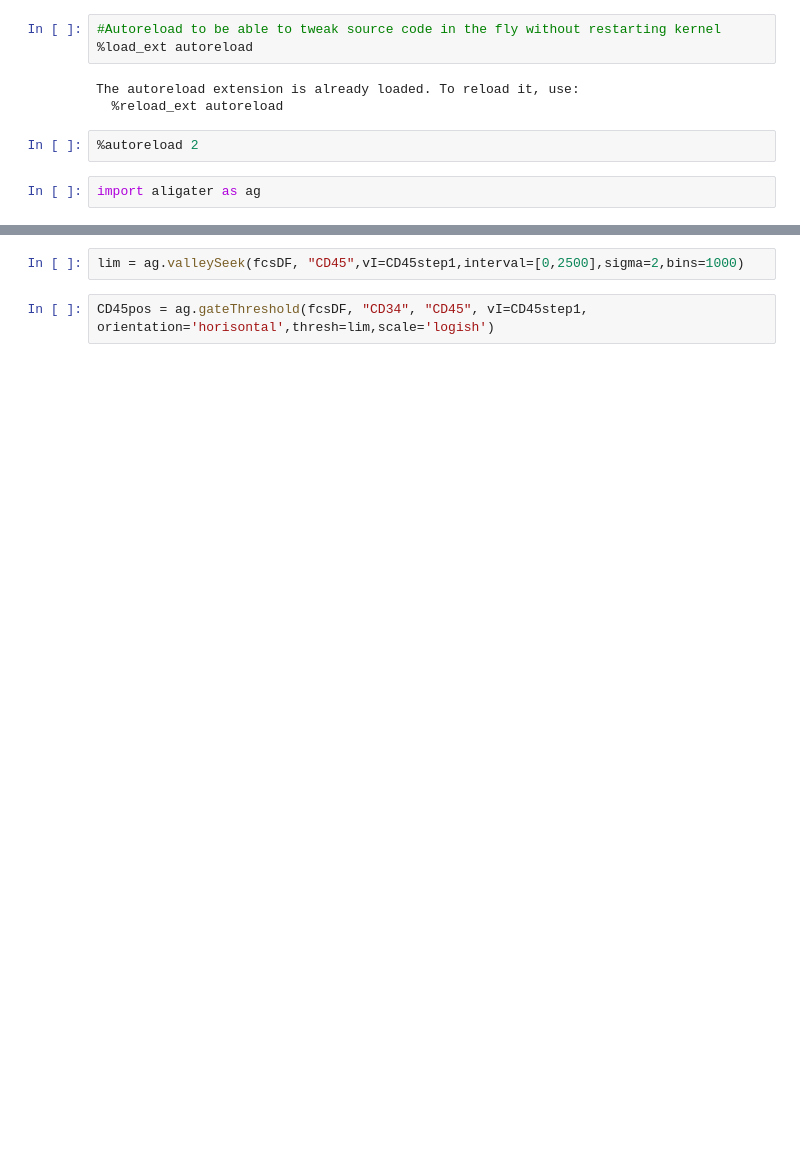
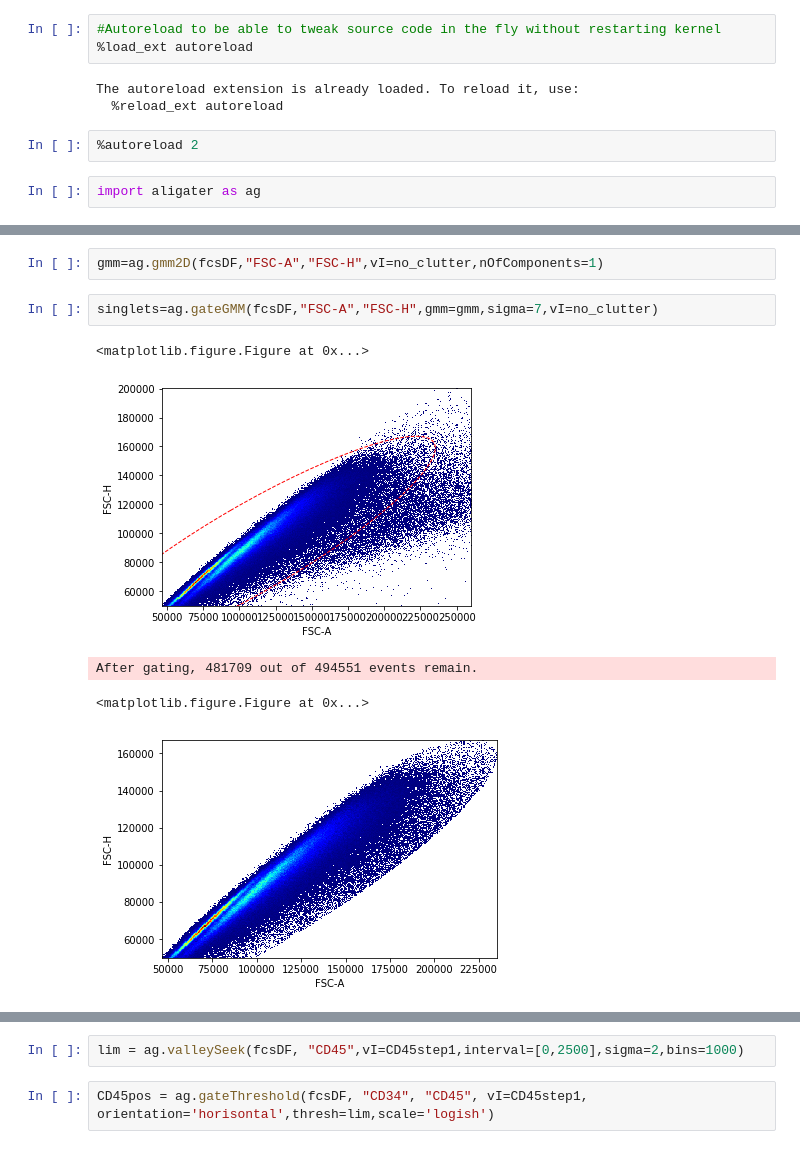
Before and after one commit to LudvigEk/aligater, a Jupyter notebook: pyAliGater_testing.ipynb, the cells around one changed output, grey strips where cells are left out. Drawn from its saved outputs; the diff is of its cells as text; blank space fills up the shorter version.

```diff
--- a/pyAliGater_testing.ipynb
+++ b/pyAliGater_testing.ipynb
@@ -29 +29,11 @@ After gating, 438882 out of 448200 events remain.
+# %%
+gmm=ag.gmm2D(fcsDF,"FSC-A","FSC-H",vI=no_clutter,nOfComponents=1)
+# %%
+singlets=ag.gateGMM(fcsDF,"FSC-A","FSC-H",gmm=gmm,sigma=7,vI=no_clutter)
+# %% [output]
+<matplotlib.figure.Figure at 0x...>
+[figure, added]
+After gating, 481709 out of 494551 events remain.
+<matplotlib.figure.Figure at 0x...>
+[figure, added]
 # %%
```
Also changed, not shown: parts of 34 cells of this notebook, 12 other files.
